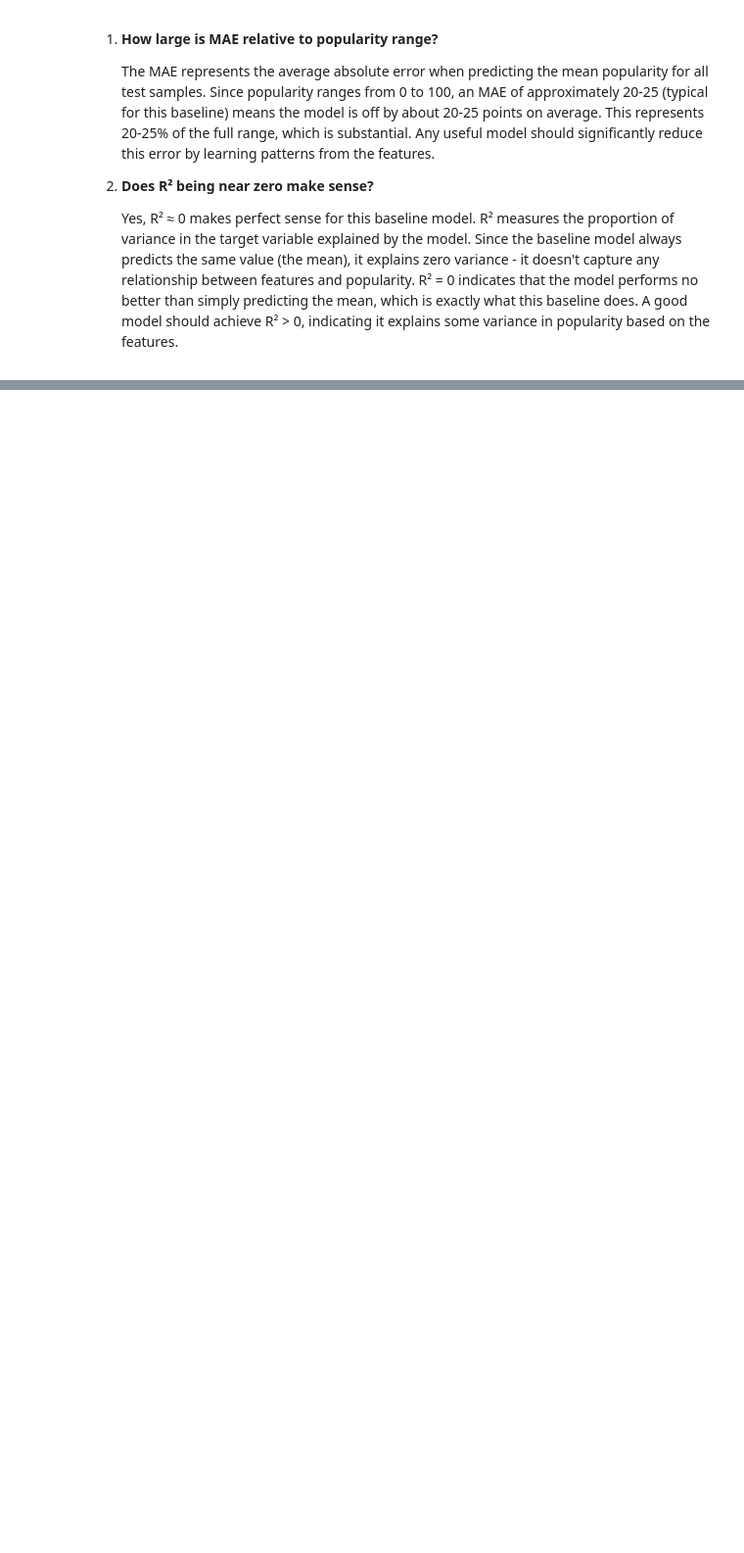
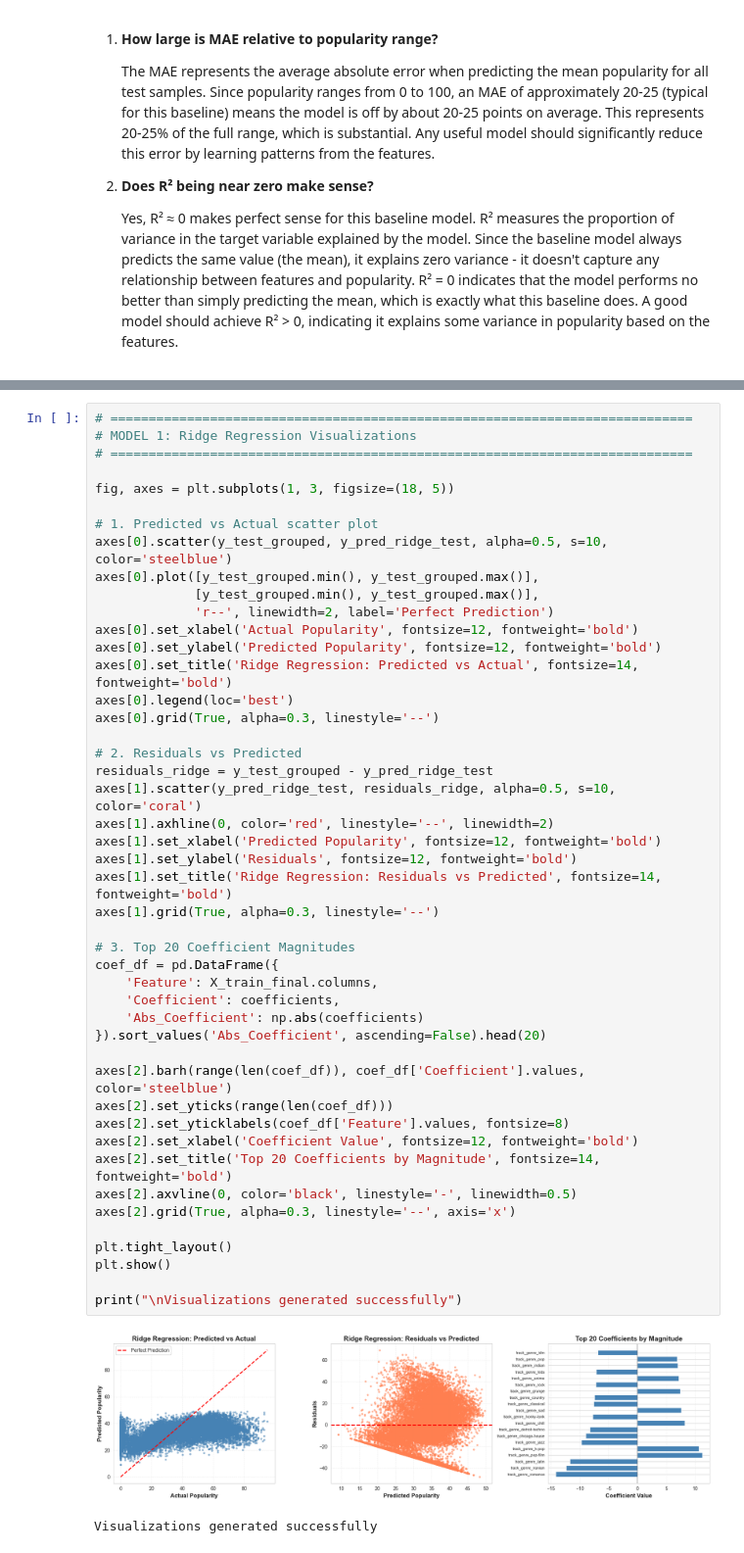
Before and after one commit to saachidhamija/spotify-popularity-prediction, a Jupyter notebook: spotify-popularity-prediction.ipynb, the cells around one changed output, grey strips where cells are left out. Shown at 98% size. Saved outputs shown, nothing was run; the diff lists cells and outputs as text; blank space fills up the shorter version.

Commit message:
Add Ridge Regression plot analysis section after visualizations
Made-with: Cursor

```diff
--- a/spotify-popularity-prediction.ipynb
+++ b/spotify-popularity-prediction.ipynb
@@ -2275,0 +2417,49 @@ First 5 rows of transformed training data:
+# %%
+# ============================================================================
+# MODEL 1: Ridge Regression Visualizations
+# ============================================================================
+
+fig, axes = plt.subplots(1, 3, figsize=(18, 5))
+
+# 1. Predicted vs Actual scatter plot
+axes[0].scatter(y_test_grouped, y_pred_ridge_test, alpha=0.5, s=10, color='steelblue')
+axes[0].plot([y_test_grouped.min(), y_test_grouped.max()],
+             [y_test_grouped.min(), y_test_grouped.max()],
+             'r--', linewidth=2, label='Perfect Prediction')
+axes[0].set_xlabel('Actual Popularity', fontsize=12, fontweight='bold')
+axes[0].set_ylabel('Predicted Popularity', fontsize=12, fontweight='bold')
+axes[0].set_title('Ridge Regression: Predicted vs Actual', fontsize=14, fontweight='bold')
+axes[0].legend(loc='best')
+axes[0].grid(True, alpha=0.3, linestyle='--')
+
+# 2. Residuals vs Predicted
+residuals_ridge = y_test_grouped - y_pred_ridge_test
+axes[1].scatter(y_pred_ridge_test, residuals_ridge, alpha=0.5, s=10, color='coral')
+axes[1].axhline(0, color='red', linestyle='--', linewidth=2)
+axes[1].set_xlabel('Predicted Popularity', fontsize=12, fontweight='bold')
+axes[1].set_ylabel('Residuals', fontsize=12, fontweight='bold')
+axes[1].set_title('Ridge Regression: Residuals vs Predicted', fontsize=14, fontweight='bold')
+axes[1].grid(True, alpha=0.3, linestyle='--')
+
+# 3. Top 20 Coefficient Magnitudes
+coef_df = pd.DataFrame({
+    'Feature': X_train_final.columns,
+    'Coefficient': coefficients,
+    'Abs_Coefficient': np.abs(coefficients)
+}).sort_values('Abs_Coefficient', ascending=False).head(20)
+
+axes[2].barh(range(len(coef_df)), coef_df['Coefficient'].values, color='steelblue')
+axes[2].set_yticks(range(len(coef_df)))
+axes[2].set_yticklabels(coef_df['Feature'].values, fontsize=8)
+axes[2].set_xlabel('Coefficient Value', fontsize=12, fontweight='bold')
+axes[2].set_title('Top 20 Coefficients by Magnitude', fontsize=14, fontweight='bold')
+axes[2].axvline(0, color='black', linestyle='-', linewidth=0.5)
+axes[2].grid(True, alpha=0.3, linestyle='--', axis='x')
+
+plt.tight_layout()
+plt.show()
+
+print("\nVisualizations generated successfully")
+# %% [output]
+[figure, added]
+Visualizations generated successfully
```
Also changed, not shown: parts of 9 cells of this notebook.
